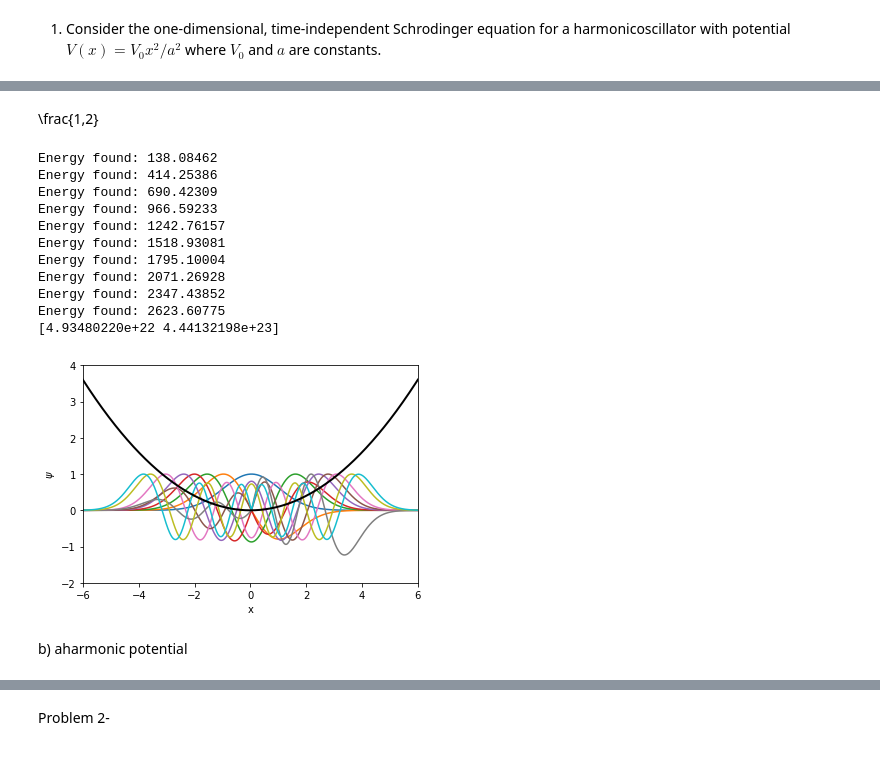
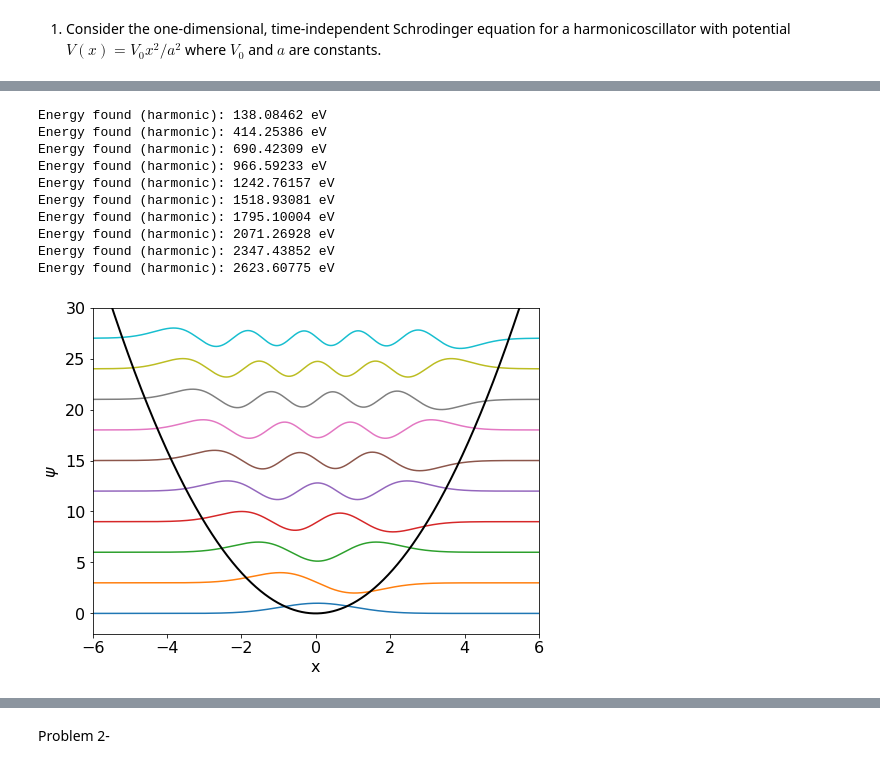
Before and after one commit to calvin-bales/Lectures, a Jupyter notebook: Homework_3.ipynb, the cells around one changed output, grey strips where cells are left out. Saved outputs shown, nothing was run; the diff lists cells and outputs as text; code cells hidden in the pictures.

```diff
--- a/Homework_3.ipynb
+++ b/Homework_3.ipynb
@@ -22,5 +26,3 @@ $$-\hbar^2\over{2m}$$
-# %% [markdown]
-\frac{1,2}
 # %%
 #%matplotlib notebook
 import numpy as np
@@ -29,18 +31,22 @@ import rootfinder as rtf
 import matplotlib.pyplot as plt
 from scipy.linalg import eigh
 from numba import jit
+
+plt.rcParams['figure.figsize'] = (8,6)
+plt.rcParams['font.size'] = 16
 # %%
+#harmonic oscillator class
 class QM(object):
     def __init__(self, E, npoints, x_start, x_end = 0, u0 = 0.0, v0 = 0.01):
         self.E = E
         self.npoints = npoints
         self.uv0 = np.array([u0, v0]) # NumPy array with initial position and velocity
-        V0 = 50
-        a = 1e-11
+        self.V0 = 50
+        self.a = 1e-11
         hbar = 6.582e-16
         m = 9.1e-31
         J_eV = 6.242e18
-        self.E_fact=np.sqrt(J_eV*2*m*a**2/((hbar**2)*V0))
+        self.E_fact=np.sqrt(J_eV*2*m*a**2/((hbar**2)*self.V0))
 
         # always want to start at furthest point and go to zero
         self.xarray = np.linspace(x_start, x_end, npoints, endpoint = True) # include final timepoint
@@ -58,3 +64,6 @@ class QM(object):
 
     def Potential(self, x):
         return x**2
+
+    def Potential_anharm(self,x):
+        return (x**2+0.1*x**4)
@@ -71,13 +114,16 @@ def match(En):
 # %%
-a = 1e-11
+#calculating ground state and first 9 excited energy levels and wavefunctions of harmonic oscillator
+c = 1e-3
 E1 =  100 # start Energy search at the well depth
 dE = 1
-npoints = 1000
+npoints = 2000
 
 E_SM = []
 
 fig = plt.figure()
 ax = fig.add_subplot(111)
+n=0
+i=0
 
 # Bound states must have E < 0 for the square well.
 # Cut off after we have found a few states
@@ -85,58 +131,56 @@ while (E1 < 2700-dE):
 
     if match(E1)*match(E1 + dE) < 0 :  # bracket E
         # find the energy
         E = rtf.bisect(match, E1, E1+dE, 1e-12)
-        print('Energy found: %.5f'%(E))
+        print('Energy found (harmonic): %.5f'%(E), "eV")
         E_SM.append(E)
 
-        dx = 16*a/npoints
+        dx = 16*c/npoints
 
         # for plotting, must ensure overlap of left and right solutions
-        p_up = QM(E, npoints = npoints+4, x_start = -10, x_end = 0+4*dx)
-        p_down = QM(E, npoints = npoints-4, x_start = 10, x_end = 0+4*dx)
+        p_up = QM(E, npoints = npoints+10, x_start = -10, x_end = 0+10*dx)
+        p_down = QM(E, npoints = npoints-10, x_start = 10, x_end = 0+10*dx)
 
         p_up.scipy_trajectory()
         p_down.scipy_trajectory()
 
         # scale factor
         scale = p_up.uv_end[0]/p_down.uv_end[0]
 
         # full solution, combine up and down solutions
         psi_x = np.concatenate((p_up.uv[:-1,0], scale*p_down.uv[::-1,0]))
         xa = np.linspace(-10,10, 2*npoints-1, endpoint = True)
 
         # plot the scaled solution (not normalized), scale maximum to 1 for plotting purposes
-        ax.plot(xa, psi_x/max(psi_x))
-    #else :
-    #    print("No bracket, increasing energy to", E1+dE)
+        ax.plot(xa, psi_x/max(psi_x)+n)
+        i+=1
+        n+=3 #offset the wavefunctions so we can see them all nicely
     E1 += dE
+E1 =  100
 
 # Solution is exact only for for wide and deep well, and odd n
-a = 1e-11
-V0 = 50
-n = np.arange(1,5,2)
-Exact = -V0+np.pi**2/2/a**2*n**2
-print(Exact)
+# a = 1e-11
+# V0 = 50
+# n = np.arange(1,5,2)
+# Exact = -V0+np.pi**2/2/a**2*n**2
+# print(Exact)
 
 # plot the potential
-ax.plot(xa, np.vectorize(p_up.Potential)(xa)/10., color = 'k', lw =2)
+ax.plot(xa, np.vectorize(p_up.Potential)(xa), color = 'k', lw =2)
 ax.set_xlim([-6, 6])
-ax.set_ylim([-2,4])
+ax.set_ylim([-2,30])
 ax.set_xlabel('x')
 ax.set_ylabel('$\psi$')
 plt.show()
 # %% [output]
-Energy found: 138.08462
-Energy found: 414.25386
-Energy found: 690.42309
-Energy found: 966.59233
-Energy found: 1242.76157
-Energy found: 1518.93081
-Energy found: 1795.10004
-Energy found: 2071.26928
-Energy found: 2347.43852
-Energy found: 2623.60775
-[4.93480220e+22 4.44132198e+23]
+Energy found (harmonic): 138.08462 eV
+Energy found (harmonic): 414.25386 eV
+Energy found (harmonic): 690.42309 eV
+Energy found (harmonic): 966.59233 eV
+Energy found (harmonic): 1242.76157 eV
+Energy found (harmonic): 1518.93081 eV
+Energy found (harmonic): 1795.10004 eV
+Energy found (harmonic): 2071.26928 eV
+Energy found (harmonic): 2347.43852 eV
+Energy found (harmonic): 2623.60775 eV
-[figure, old version]
+[figure, new version]
-# %% [markdown]
-b) aharmonic potential
```
Also changed, not shown: parts of 21 cells of this notebook, 2 other files.
